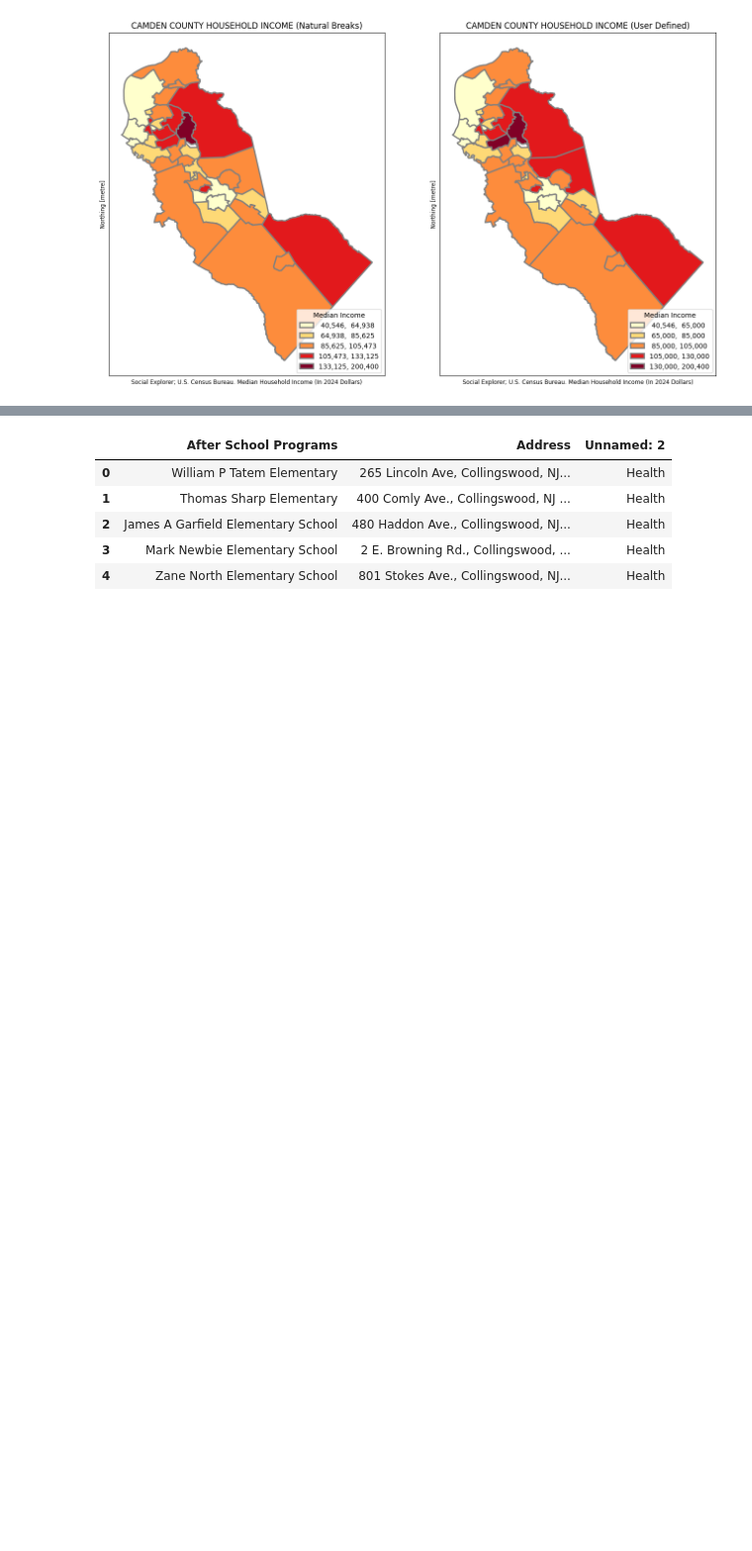
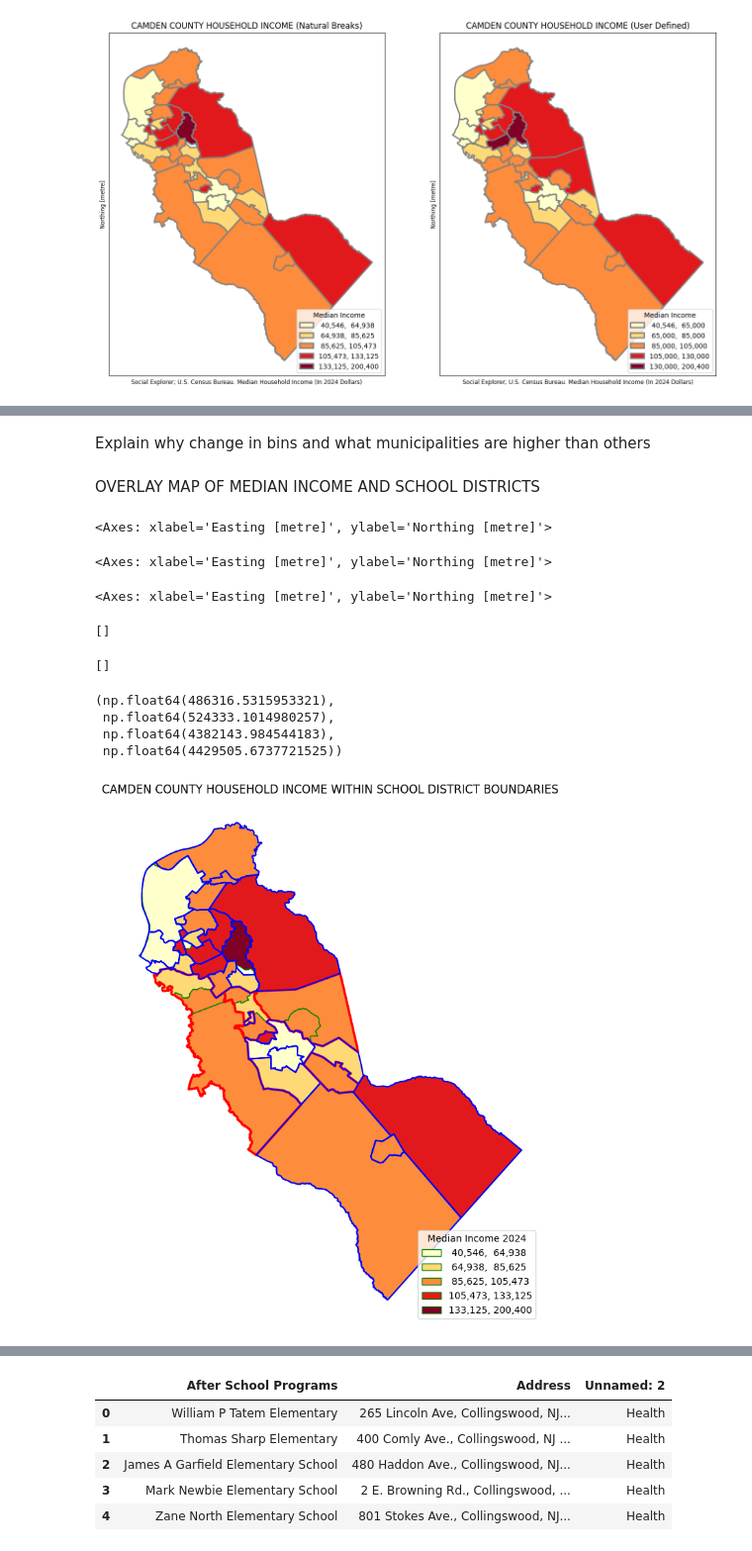
Before and after one commit to MhiyaJ/My-GIS-Stuff, a Jupyter notebook: CCHSDistrict_(PS3).ipynb, the cells around one changed output, grey strips where cells are left out. Shown at 99% size. Saved outputs shown, nothing was run; the diff lists cells and outputs as text; code cells hidden in the pictures; blank space fills up the shorter version.

```diff
--- a/CCHSDistrict_(PS3).ipynb
+++ b/CCHSDistrict_(PS3).ipynb
@@ -488,0 +366,65 @@ plt.show()
+# %% [markdown]
+Explain why change in bins and what municipalities are higher than others
+# %% [markdown]
+OVERLAY MAP OF MEDIAN INCOME AND SCHOOL DISTRICTS
+# %%
+#fig, ax = plt.subplots(1, figsize=(8, 10))
+#a1.plot(ax=ax, column='Median Income', legend=True, cmap='YlOrRd',
+#        scheme='natural_breaks', k=5, edgecolor='grey', linewidth=2,
+#        legend_kwds={"fmt": "{:,.0f}", 'loc': 'lower right', 'markerscale': 1.4})
+#leg1 = ax.get_legend()
+#leg1.set_title('''Median Income 2024''')
+
+#njrhs2.plot(ax=ax, color='none', edgecolor='red', linewidth=1.5, label='Secondary School Districts')
+#njsch2.plot(ax=ax, color='none', edgecolor='blue', linewidth=1.5, label='Unified School Districts')
+
+#ax.title.set_text("CAMDEN COUNTY HOUSEHOLD INCOME")
+#ax.set_xticks([]) #kills xticks
+#ax.set_yticks([]) #kills xticks
+
+#code above to overlay ran with error.
+#requested gemini to explain error
+#created new code
+
+
+# 1. Project the school district boundaries to match the CRS of the income map (a1)
+njrhs2_proj = njrhs2.to_crs(a1.crs)
+njsch2_proj = njsch2.to_crs(a1.crs)
+
+# 2. Plot the composite map
+fig, ax = plt.subplots(1, figsize=(8, 10))
+
+# Background: Median Household Income Map
+a1.plot(ax=ax, column='Median Income', legend=True, cmap='YlOrRd',
+        scheme='natural_breaks', k=5, edgecolor='green', linewidth=1,
+        legend_kwds={"fmt": "{:,.0f}", 'loc': 'lower right', 'markerscale': 1.4})
+
+# Get first legend and set its title
+leg1 = ax.get_legend()
+if leg1 is not None:
+    leg1.set_title("Median Income 2024")
+
+# Overlay 1: Secondary School Districts (Red Outlines)
+njrhs2_proj.plot(ax=ax, color='none', edgecolor='red', linewidth=2.5, label='Secondary Districts')
+
+# Overlay 2: Unified School Districts (Blue Outlines)
+njsch2_proj.plot(ax=ax, color='none', edgecolor='blue', linewidth=1.5, label='Unified Districts')
+
+# Styling details
+ax.title.set_text("CAMDEN COUNTY HOUSEHOLD INCOME WITHIN SCHOOL DISTRICT BOUNDARIES")
+ax.set_xticks([])
+ax.set_yticks([])
+ax.axis('off')
+
+plt.show()
+# %% [output]
+<Axes: xlabel='Easting [metre]', ylabel='Northing [metre]'>
+<Axes: xlabel='Easting [metre]', ylabel='Northing [metre]'>
+<Axes: xlabel='Easting [metre]', ylabel='Northing [metre]'>
+[]
+[]
+(np.float64(486316.5315953321),
+ np.float64(524333.1014980257),
+ np.float64(4382143.984544183),
+ np.float64(4429505.6737721525))
+[figure, added]
```
Also changed, not shown: parts of 18 cells of this notebook.
